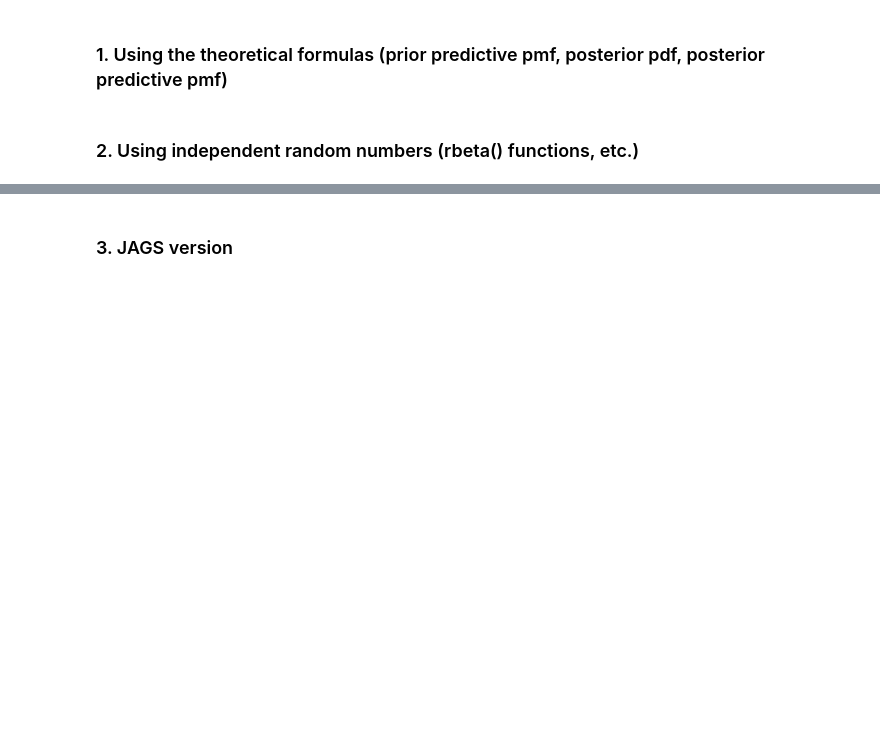
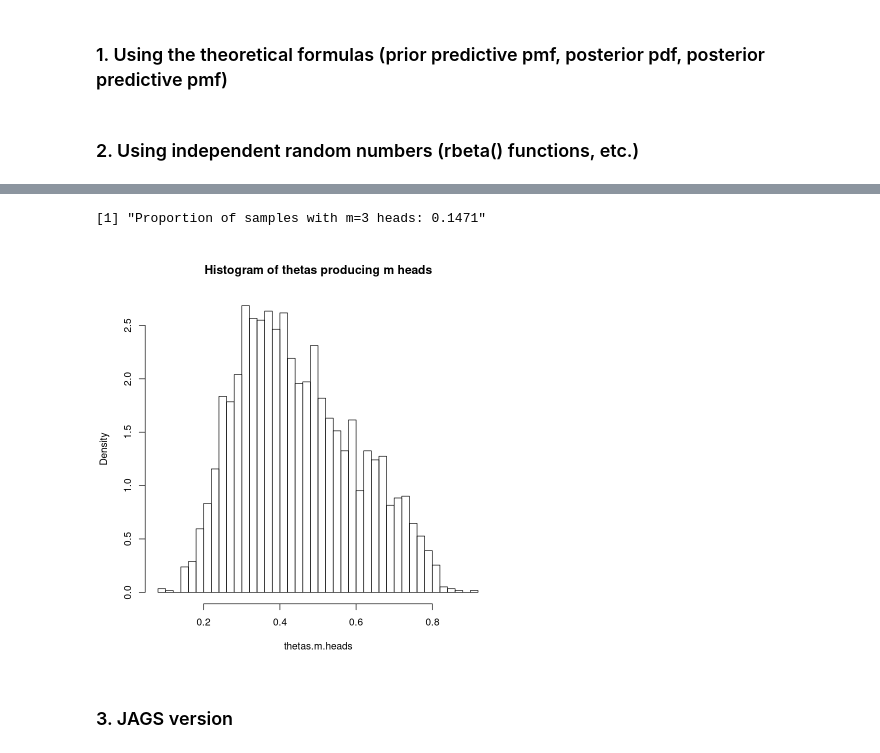
Before and after one commit to claudia-hm/BSPP, a Jupyter notebook: 2021-2022.Homework.01.Statements.ipynb, the cells around one changed output, grey strips where cells are left out. Cells and saved outputs as stored; diff of their text form; code cells hidden in the pictures; blank space fills up the shorter version.

```diff
--- a/2021-2022.Homework.01.Statements.ipynb
+++ b/2021-2022.Homework.01.Statements.ipynb
@@ -432,3 +492,18 @@ x.obs<-3
+# %%
+# Cases in which we get m=3 heads
+m.heads.idx <- heads == m_heads
+
+# Proportion of cases in which we get m=3 heads
+print(paste0("Proportion of samples with m=3 heads: ", sum(m.heads.idx)/length(m.heads.idx)))
+
+# Thetas that have generated m=3 heads
+thetas.m.heads <- thetas[m.heads.idx]
+
+# The histogram shows the theta values generating m=3 heads
+hist(thetas.m.heads, breaks=50, freq=FALSE, main = "Histogram of thetas producing m heads")
+# %% [output]
+[1] "Proportion of samples with m=3 heads: 0.1471"
+[figure, added]
 # %% [markdown]
 ### 3. JAGS version
 # %% [markdown]
```
Also changed, not shown: parts of 13 cells of this notebook.
